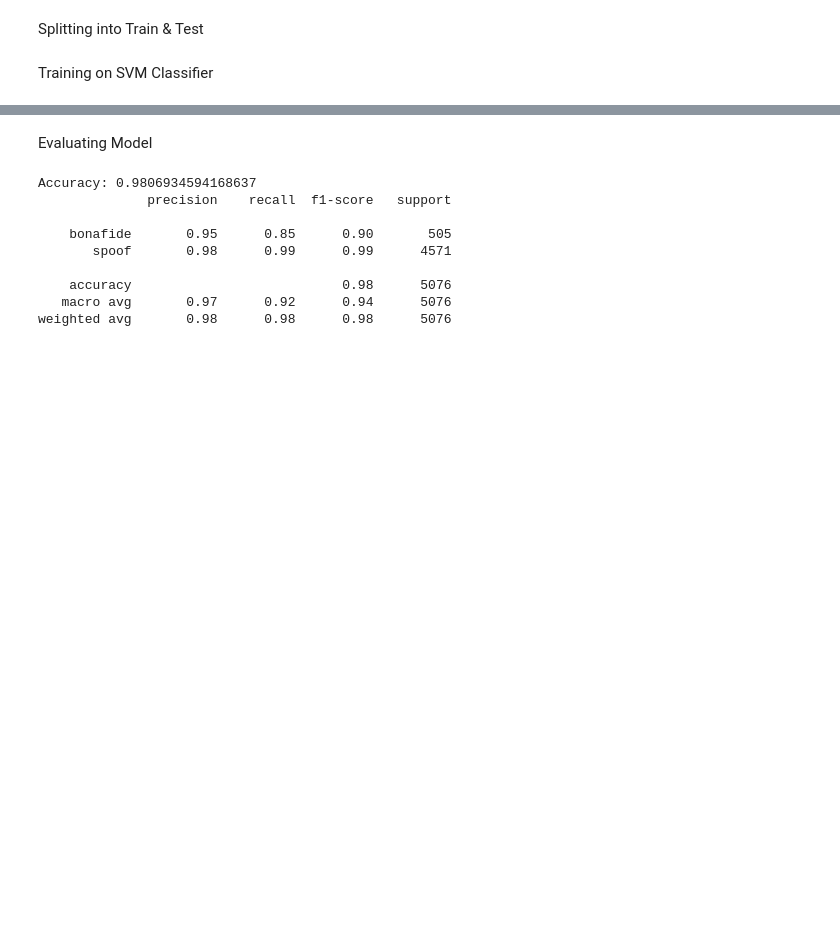
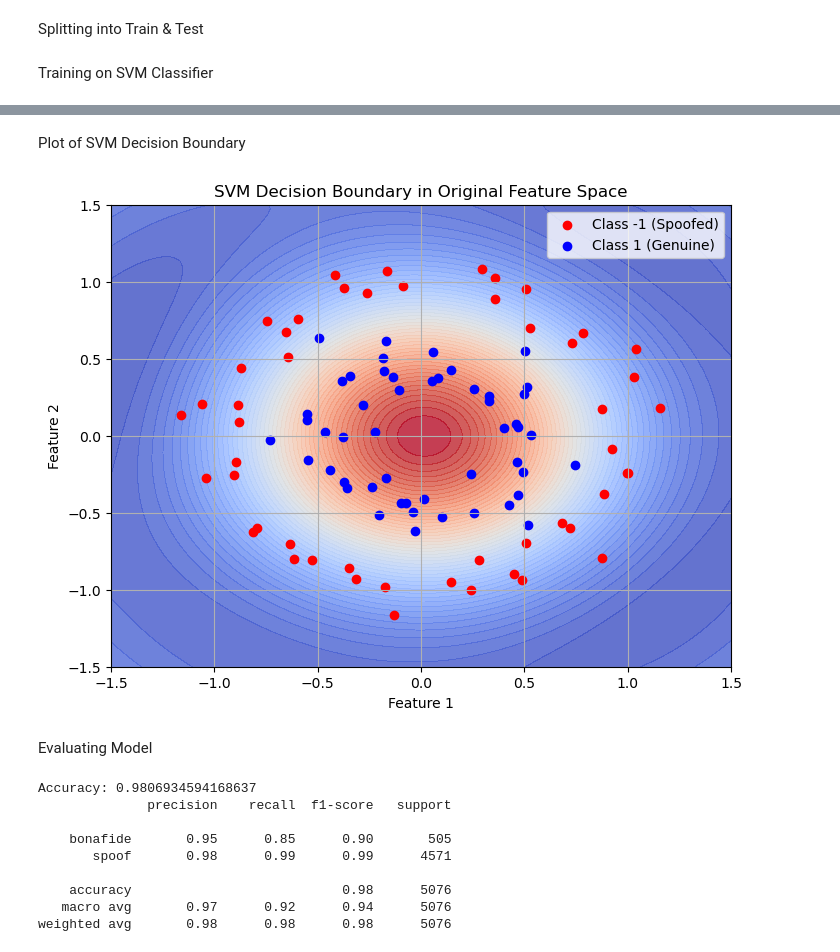
Before and after one commit to Varchasva-Raj-Saxena/Audio-Deepfake, a Jupyter notebook: main.ipynb, the cells around one changed output, grey strips where cells are left out. Saved outputs shown, nothing was run; the diff lists cells and outputs as text; code cells hidden in the pictures; blank space fills up the shorter version.

```diff
--- a/main.ipynb
+++ b/main.ipynb
@@ -134,3 +167,23 @@ SVC()
+# %% [markdown]
+Plot of SVM Decision Boundary
+# %%
+# Plot the decision boundary in the original 2D space
+xx, yy = np.meshgrid(np.linspace(-1.5, 1.5, 100), np.linspace(-1.5, 1.5, 100))
+Z = svm.decision_function(np.c_[xx.ravel(), yy.ravel()])
+Z = Z.reshape(xx.shape)
+
+plt.figure(figsize=(8, 6))
+plt.contourf(xx, yy, Z, levels=np.linspace(Z.min(), Z.max(), 50), cmap=plt.cm.coolwarm, alpha=0.8)
+plt.scatter(X[y == -1, 0], X[y == -1, 1], color='red', label='Class -1 (Spoofed)')
+plt.scatter(X[y == 1, 0], X[y == 1, 1], color='blue', label='Class 1 (Genuine)')
+plt.title("SVM Decision Boundary in Original Feature Space")
+plt.xlabel("Feature 1")
+plt.ylabel("Feature 2")
+plt.legend()
+plt.grid(True)
+plt.show()
+# %% [output]
+[figure, added]
 # %% [markdown]
 Evaluating Model
 # %%
```
Also changed, not shown: parts of 10 cells of this notebook, 8 other files.
